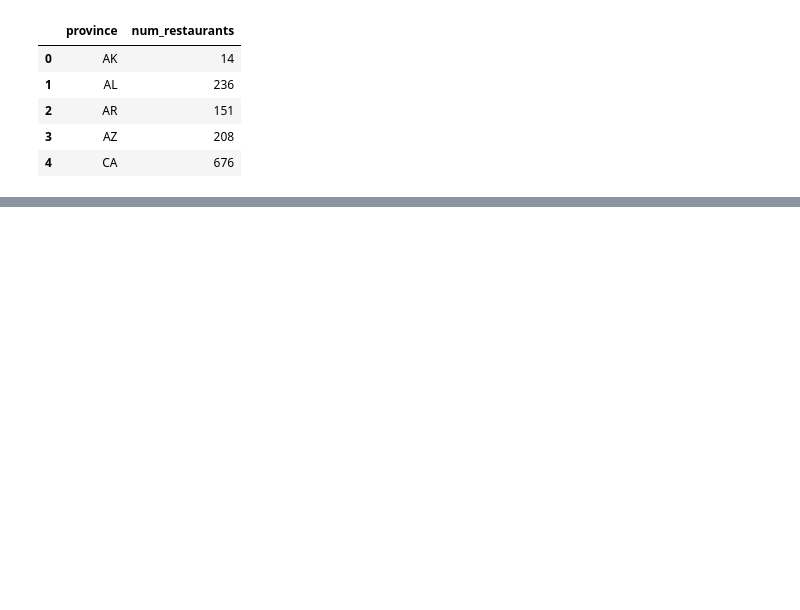
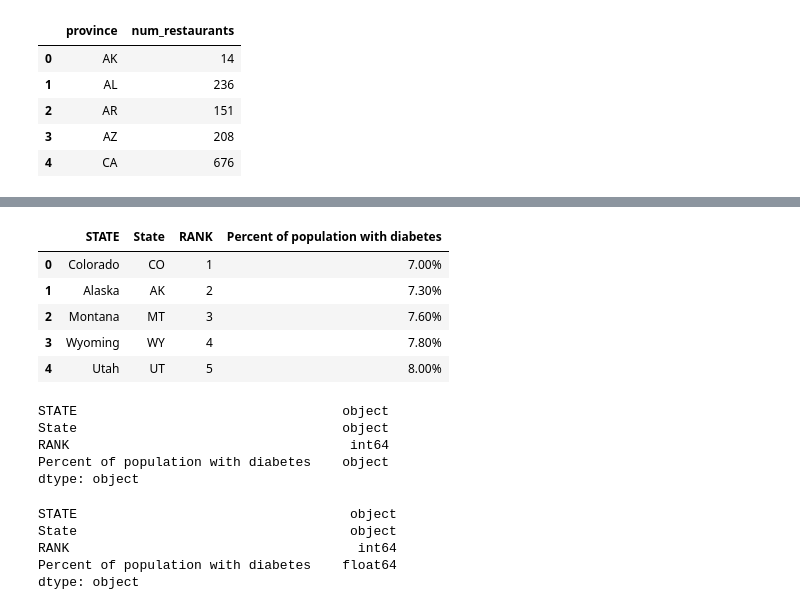
Before and after one commit to kelliwolf17/FInal_Project, a Jupyter notebook: csvs_for_tableau.ipynb, the cells around one changed output, grey strips where cells are left out. Cells and saved outputs as stored; diff of their text form; code cells hidden in the pictures; blank space fills up the shorter version.

Commit message:
combined dataframe push

```diff
--- a/csvs_for_tableau.ipynb
+++ b/csvs_for_tableau.ipynb
@@ -185,0 +145,18 @@ joined_df.head()
+# %%
+diabetes_st = pd.read_csv('diabetes_by_state.csv')
+diabetes_st.head()
+# %% [output]
+|  | STATE | State | RANK | Percent of population with diabetes |
+| 0 | Colorado | CO | 1 | 7.00% |
+| 1 | Alaska | AK | 2 | 7.30% |
+| 2 | Montana | MT | 3 | 7.60% |
+| 3 | Wyoming | WY | 4 | 7.80% |
+| 4 | Utah | UT | 5 | 8.00% |
+# %%
+diabetes_st.dtypes
+# %% [output]
+STATE                                  object
+State                                  object
+RANK                                    int64
+Percent of population with diabetes    object
+dtype: object
@@ -185,0 +168,8 @@ joined_df.head()
+# %%
+diabetes_st.dtypes
+# %% [output]
+STATE                                   object
+State                                   object
+RANK                                     int64
+Percent of population with diabetes    float64
+dtype: object
```
Also changed, not shown: parts of 19 cells of this notebook, 5 other files.
